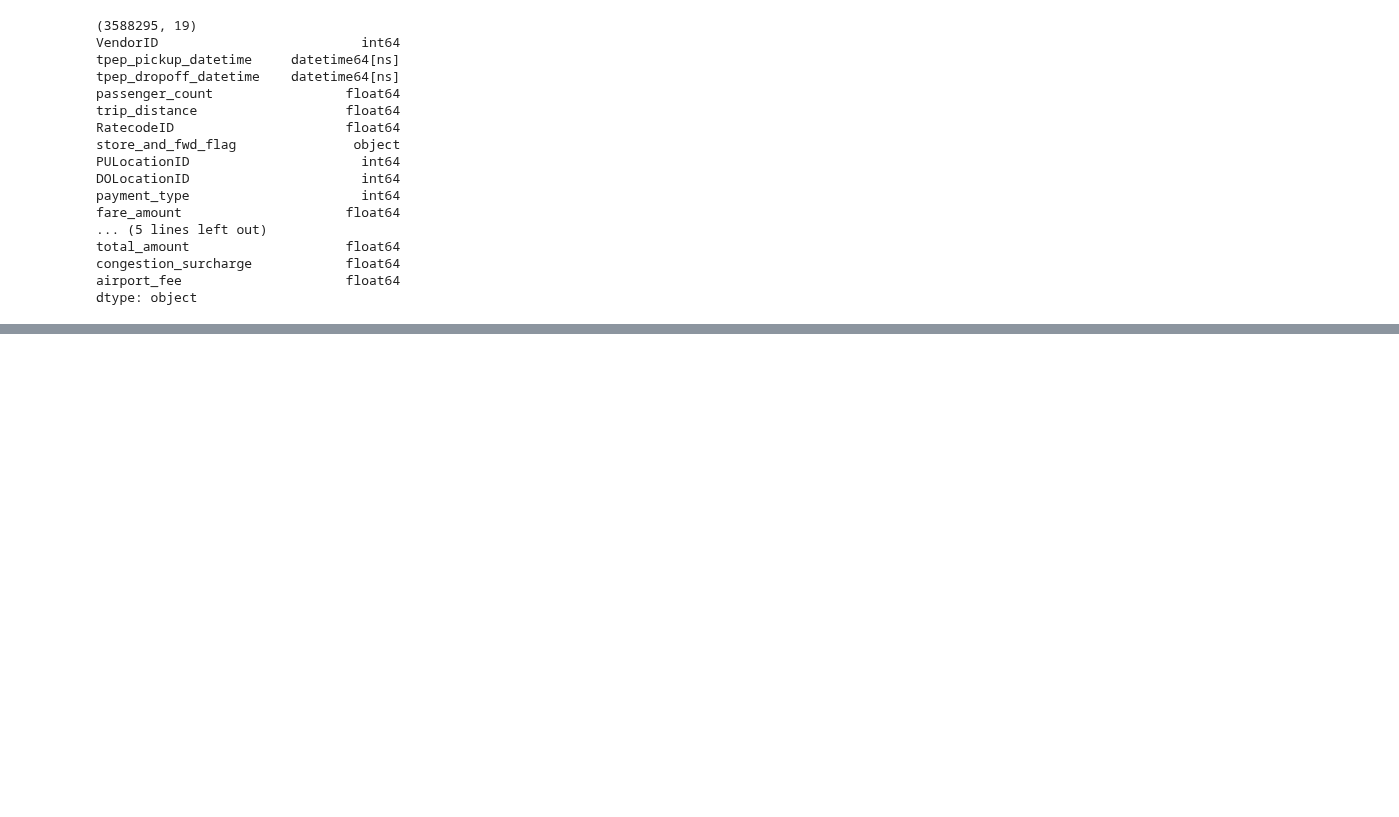
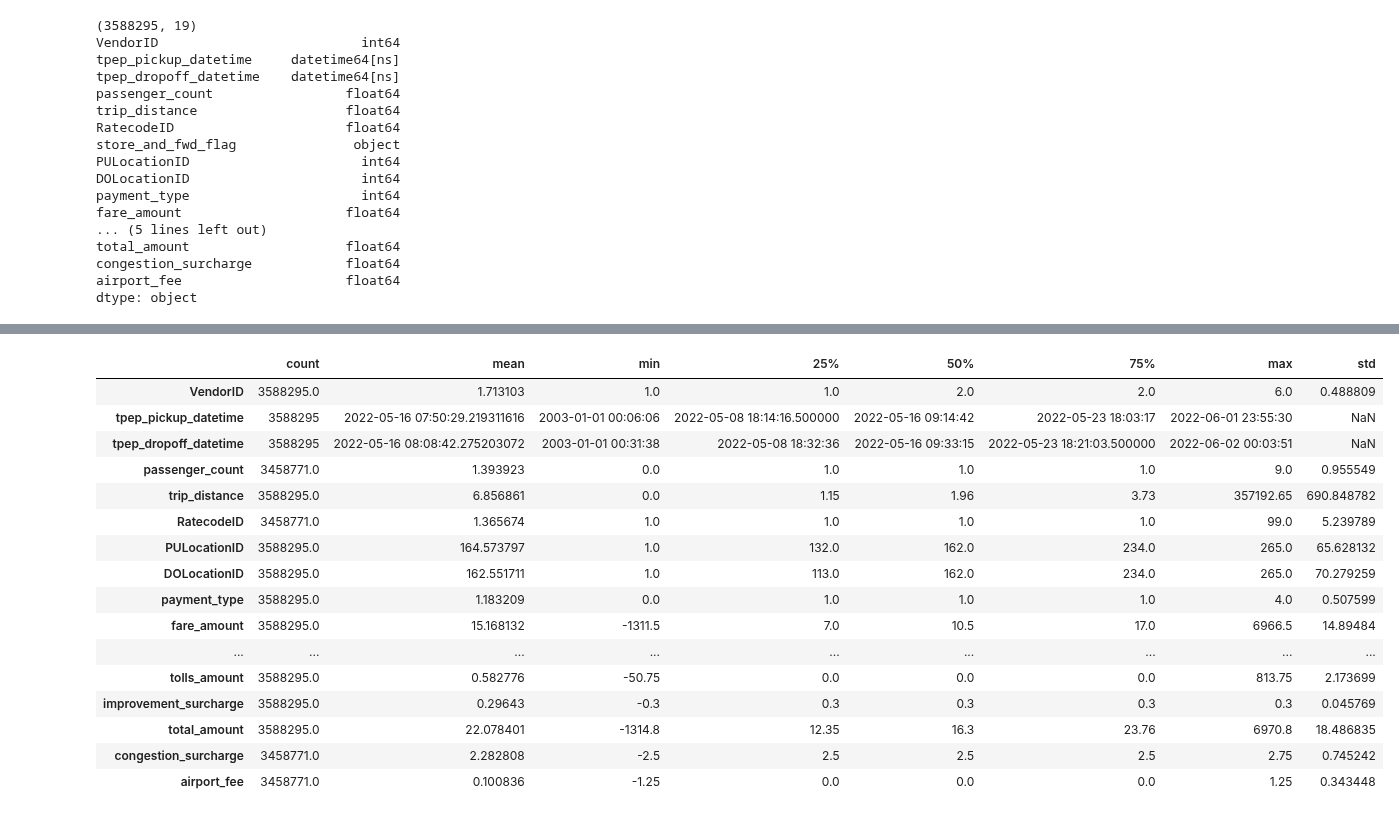
Before and after one commit to andres-mart/AnyoneAI, a Jupyter notebook: Proyecto_Final/analisis_bbdd.ipynb, the cells around one changed output, grey strips where cells are left out. Drawn from its saved outputs; the diff is of its cells as text; code cells hidden in the pictures; blank space fills up the shorter version.

```diff
--- a/Proyecto_Final/analisis_bbdd.ipynb
+++ b/Proyecto_Final/analisis_bbdd.ipynb
@@ -47,0 +72,21 @@ dtype: object
+# %%
+# We show some descriptive statistics of the numerical columns
+df.describe().T
+# %% [output]
+|  | count | mean | min | 25% | 50% | 75% | max | std |
+| VendorID | 3588295.0 | 1.713103 | 1.0 | 1.0 | 2.0 | 2.0 | 6.0 | 0.488809 |
+| tpep_pickup_datetime | 3588295 | 2022-05-16 07:50:29.219311616 | 2003-01-01 00:06:06 | 2022-05-08 18:14:16.500000 | 2022-05-16 09:14:42 | 2022-05-23 18:03:17 | 2022-06-01 23:55:30 | NaN |
+| tpep_dropoff_datetime | 3588295 | 2022-05-16 08:08:42.275203072 | 2003-01-01 00:31:38 | 2022-05-08 18:32:36 | 2022-05-16 09:33:15 | 2022-05-23 18:21:03.500000 | 2022-06-02 00:03:51 | NaN |
+| passenger_count | 3458771.0 | 1.393923 | 0.0 | 1.0 | 1.0 | 1.0 | 9.0 | 0.955549 |
+| trip_distance | 3588295.0 | 6.856861 | 0.0 | 1.15 | 1.96 | 3.73 | 357192.65 | 690.848782 |
+| RatecodeID | 3458771.0 | 1.365674 | 1.0 | 1.0 | 1.0 | 1.0 | 99.0 | 5.239789 |
+| PULocationID | 3588295.0 | 164.573797 | 1.0 | 132.0 | 162.0 | 234.0 | 265.0 | 65.628132 |
+| DOLocationID | 3588295.0 | 162.551711 | 1.0 | 113.0 | 162.0 | 234.0 | 265.0 | 70.279259 |
+| payment_type | 3588295.0 | 1.183209 | 0.0 | 1.0 | 1.0 | 1.0 | 4.0 | 0.507599 |
+| fare_amount | 3588295.0 | 15.168132 | -1311.5 | 7.0 | 10.5 | 17.0 | 6966.5 | 14.89484 |
+| ... | ... | ... | ... | ... | ... | ... | ... | ... |
+| tolls_amount | 3588295.0 | 0.582776 | -50.75 | 0.0 | 0.0 | 0.0 | 813.75 | 2.173699 |
+| improvement_surcharge | 3588295.0 | 0.29643 | -0.3 | 0.3 | 0.3 | 0.3 | 0.3 | 0.045769 |
+| total_amount | 3588295.0 | 22.078401 | -1314.8 | 12.35 | 16.3 | 23.76 | 6970.8 | 18.486835 |
+| congestion_surcharge | 3458771.0 | 2.282808 | -2.5 | 2.5 | 2.5 | 2.5 | 2.75 | 0.745242 |
+| airport_fee | 3458771.0 | 0.100836 | -1.25 | 0.0 | 0.0 | 0.0 | 1.25 | 0.343448 |
```
Also changed, not shown: parts of 20 cells of this notebook.
